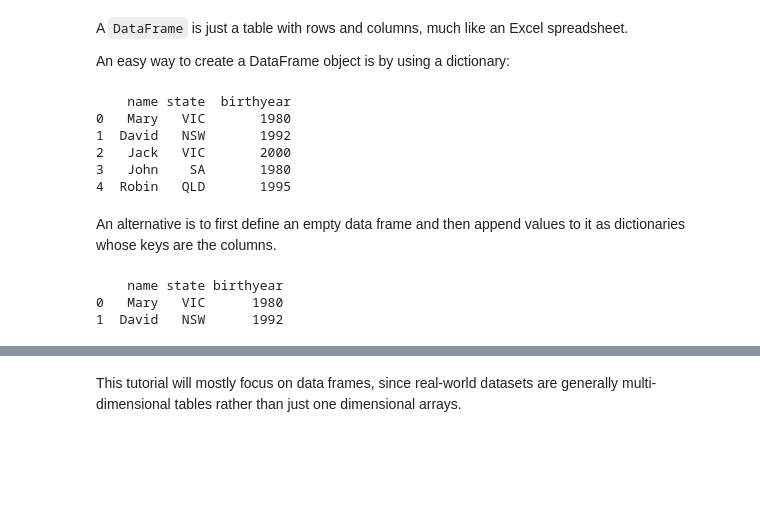
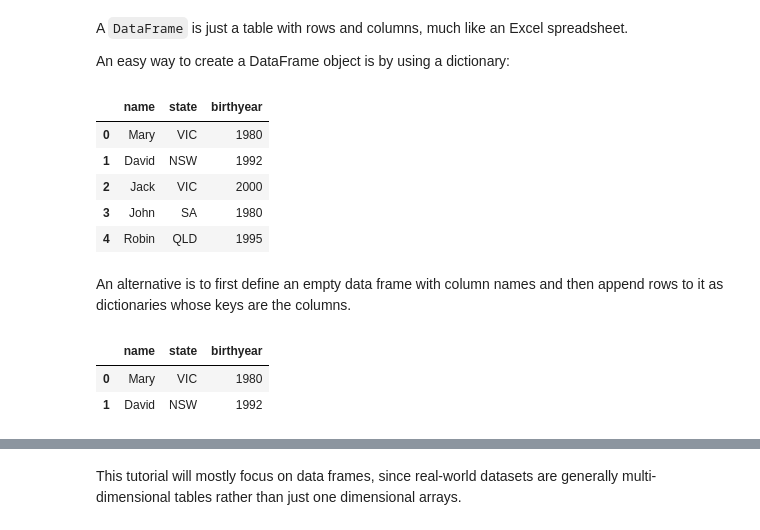
Before and after one commit to akmand/python_data_science_tutorials, a Jupyter notebook: pandas.ipynb, the cells around one changed output, grey strips where cells are left out. Saved outputs shown, nothing was run; the diff lists cells and outputs as text; code cells hidden in the pictures; blank space fills up the shorter version.

```diff
--- a/pandas.ipynb
+++ b/pandas.ipynb
@@ -52,25 +52,25 @@ An easy way to create a DataFrame object is by using a dictionary:
 # %%
 data = {'name': ['Mary', 'David', 'Jack', 'John', 'Robin'],
         'state': ['VIC', 'NSW', 'VIC', 'SA', 'QLD'],
         'birthyear': [1980, 1992, 2000, 1980, 1995]}
 df = pd.DataFrame(data)
-print(df)
+df
 # %% [output]
-    name state  birthyear
-0   Mary   VIC       1980
-1  David   NSW       1992
-2   Jack   VIC       2000
-3   John    SA       1980
-4  Robin   QLD       1995
+|  | name | state | birthyear |
+| 0 | Mary | VIC | 1980 |
+| 1 | David | NSW | 1992 |
+| 2 | Jack | VIC | 2000 |
+| 3 | John | SA | 1980 |
+| 4 | Robin | QLD | 1995 |
 # %% [markdown]
-An alternative is to first define an empty data frame and then append values to it as dictionaries whose keys are the columns.
+An alternative is to first define an empty data frame with column names and then append rows to it as dictionaries whose keys are the columns.
 # %%
 df = pd.DataFrame(columns=['name', 'state', 'birthyear'])
 df = df.append({'name': 'Mary', 'state': 'VIC', 'birthyear': 1980}, ignore_index=True)
 df = df.append({'name': 'David', 'state': 'NSW', 'birthyear': 1992}, ignore_index=True)
 # etc.
-print(df)
+df
 # %% [output]
-    name state birthyear
-0   Mary   VIC      1980
-1  David   NSW      1992
+|  | name | state | birthyear |
+| 0 | Mary | VIC | 1980 |
+| 1 | David | NSW | 1992 |
```
Also changed, not shown: parts of 6 cells of this notebook.
